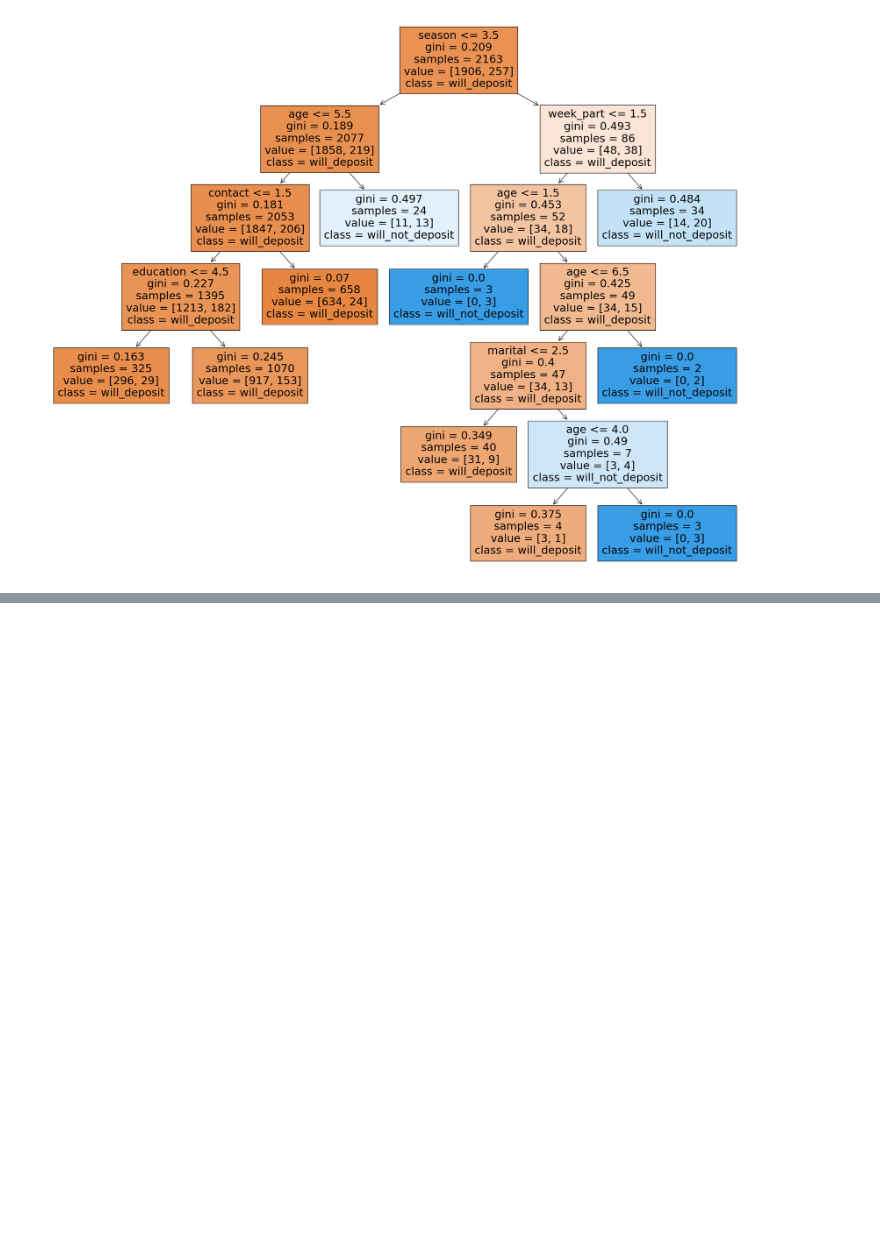
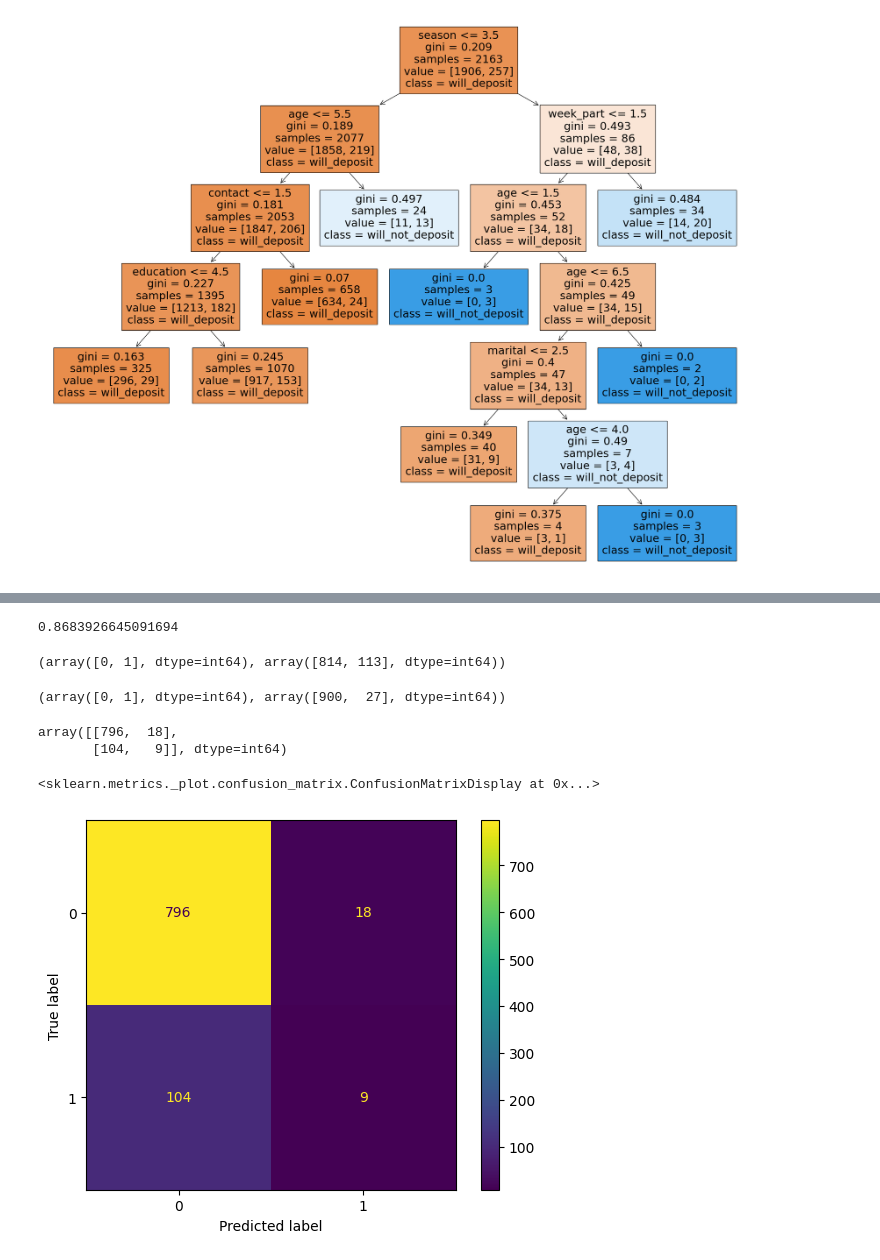
Before and after one commit to haeshed/DS-for-ent, a Jupyter notebook: Home Assignment 3 Decision Trees-20230528/HWA3_Hadar_Eshed.ipynb, the cells around one changed output, grey strips where cells are left out. Saved outputs shown, nothing was run; the diff lists cells and outputs as text; code cells hidden in the pictures; blank space fills up the shorter version.

```diff
--- a/Home Assignment 3 Decision Trees-20230528/HWA3_Hadar_Eshed.ipynb
+++ b/Home Assignment 3 Decision Trees-20230528/HWA3_Hadar_Eshed.ipynb
@@ -59,0 +74,4 @@ X_train, y_train
+# %%
+X_train, y_train = X_train[:, 0:11], X_train[:, 11]
+X_test, y_test = X_test[:, 0:11], X_test[:, 11]
+X_test.shape, y_test.shape
@@ -84,0 +142,27 @@ gini = node0 * 2077/2163 + node1 * 86/2163 = 0.1811 + 0.0196 = 0.20075 ~ 0.201
+# %%
+y_pred = clf.predict(X_test)
+metrics.accuracy_score(y_test, y_pred)
+# %% [output]
+0.8683926645091694
+# %%
+# df_describe = pd.DataFrame(y_test)
+values, counts = np.unique(y_test, return_counts=True)
+values, counts
+# %% [output]
+(array([0, 1], dtype=int64), array([814, 113], dtype=int64))
+# %%
+values, counts = np.unique(y_pred, return_counts=True)
+values, counts
+# %% [output]
+(array([0, 1], dtype=int64), array([900,  27], dtype=int64))
+# %%
+conf_mat = metrics.confusion_matrix(y_test, y_pred)
+conf_mat
+# %% [output]
+array([[796,  18],
+       [104,   9]], dtype=int64)
+# %%
+metrics.ConfusionMatrixDisplay(conf_mat).plot()
+# %% [output]
+<sklearn.metrics._plot.confusion_matrix.ConfusionMatrixDisplay at 0x...>
+[figure, added]
```
Also changed, not shown: parts of 24 cells of this notebook, 1 other file.
